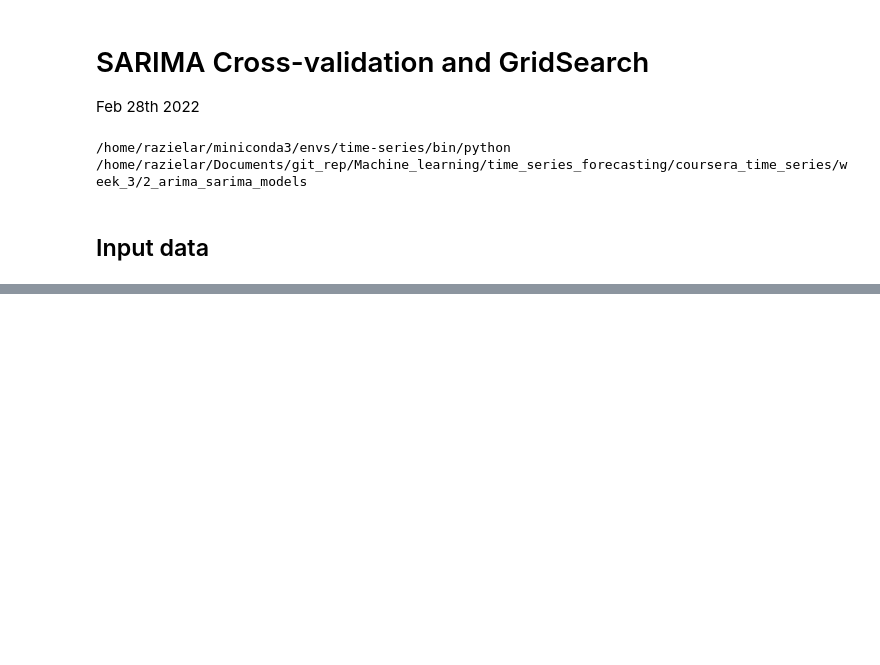
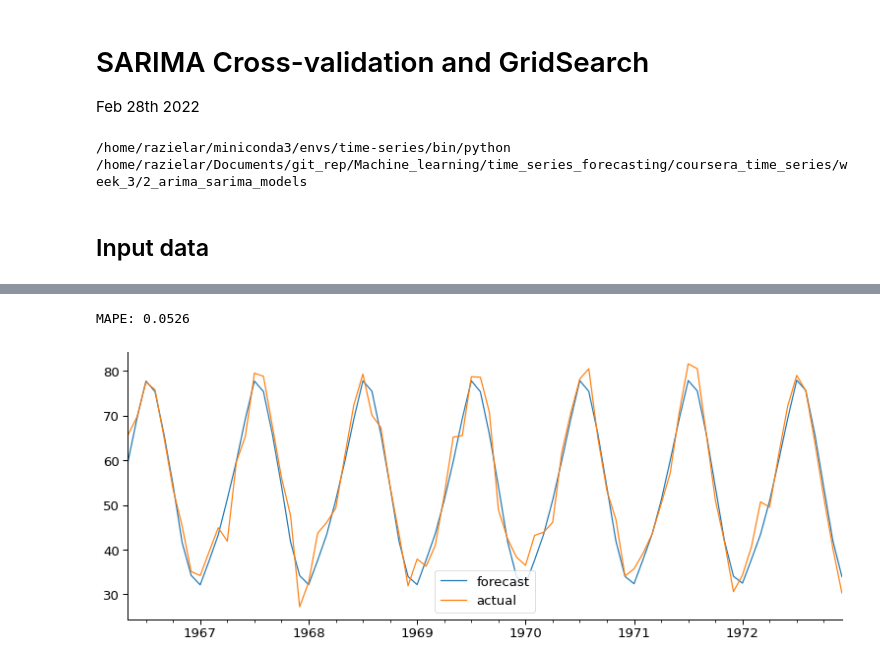
Before and after one commit to razielar/coursera_time_series_forecasting, a Jupyter notebook: coursera_time_series/week_3/2_arima_sarima_models/3_1.sarima_crossvalidation.ipynb, the cells around one changed output, grey strips where cells are left out. Saved outputs shown, nothing was run; the diff lists cells and outputs as text; code cells hidden in the pictures; blank space fills up the shorter version.

```diff
--- a/coursera_time_series/week_3/2_arima_sarima_models/3_1.sarima_crossvalidation.ipynb
+++ b/coursera_time_series/week_3/2_arima_sarima_models/3_1.sarima_crossvalidation.ipynb
@@ -20,7 +21,7 @@ warnings.filterwarnings('ignore')
 /home/razielar/miniconda3/envs/time-series/bin/python
 /home/razielar/Documents/git_rep/Machine_learning/time_series_forecasting/coursera_time_series/week_3/2_arima_sarima_models
 # %%
-def cross_validate():
+def cross_validate(series, horizon, start, step_size, order= (0,0,0), seasonal_order= (0,0,0,0), trend= None):
     '''
     Function to determine in and out of samples for testing of ARIMA model
     ------
@@ -33,7 +34,35 @@ def cross_validate():
         seasonal_order (tuple): (P,D,Q,s) seasonal order of model
     Return
     ------
-
+    Dataframe: gives forecast and actuals with date of prediction
     '''
+    fcst= []
+    actual= []
+    date= []
+    for i in range(start, len(series)- horizon, step_size):
+        print(i)
+        print(series[i])
+        print(series[:i+1])
+        model= SARIMAX(series[:i+1], order= order, seasonal_order= seasonal_order, trend= trend).fit()
+        fcst.append(model.forecast(steps= horizon)[-1])
+        actual.append(series[i+horizon])
+        date.append(series.index[i+horizon])
+    return pd.DataFrame({'forecast': fcst, 'actual': actual}, index= date)
 # %% [markdown]
 ## Input data
+# %%
+data= "./course_data/"
+monthly_temp= pd.read_csv(data+"mean-monthly-temperature-1907-19.csv",
+                          names= ["month", "temp"], skipfooter= 2, engine= 'python',
+                          infer_datetime_format= True, header= 0, index_col= 0)
+monthly_temp.index= pd.to_datetime(monthly_temp.index)
+# 'A'= annually
+annual_temp=  monthly_temp.resample('A').mean()
+# Differencing by season:
+monthly_temp['lag_12']= monthly_temp.shift(12)
+# display(monthly_temp.head(14))
+monthly_temp['seasonal_diff']= monthly_temp.temp - monthly_temp.lag_12
+# display(monthly_temp.head(14))
+# Head
+print(monthly_temp.shape)
+monthly_temp.head(13)
@@ -39,0 +86,3 @@ def cross_validate():
+# %%
+cv1= cross_validate(series= monthly_temp.temp, horizon= 12, start= 700, step_size= 1,
+                    order= (1,0,0), seasonal_order= (0,1,1,12))
@@ -39,0 +282,7 @@ def cross_validate():
+# %%
+print("MAPE: {:.4f}".format(mape(cv1.actual, cv1.forecast)))
+cv1.plot()
+plt.show()
+# %% [output]
+MAPE: 0.0526
+[figure, added]
```
Also changed, not shown: parts of 14 cells of this notebook.
